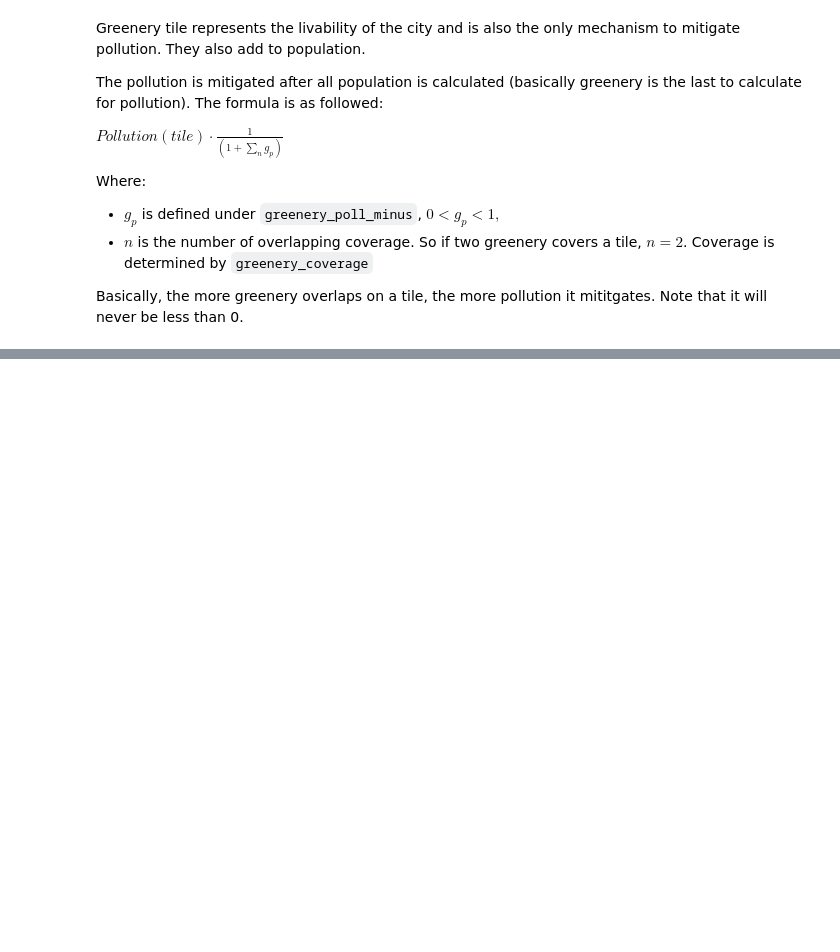
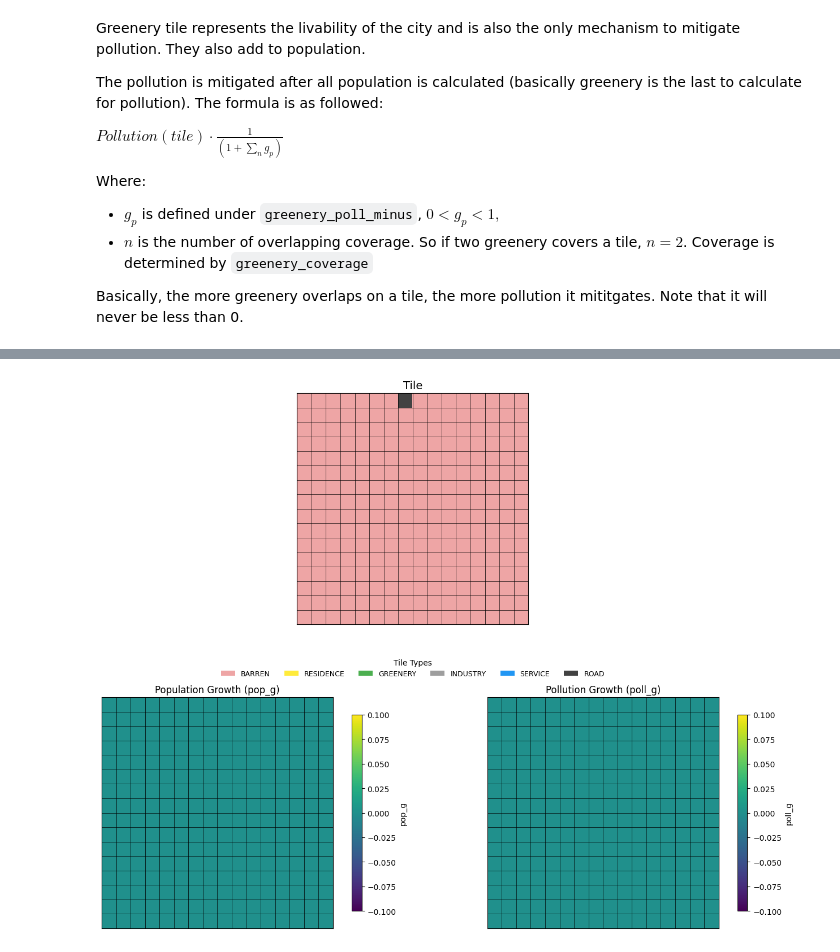
Before and after one commit to GnDu/urban-grid, a Jupyter notebook: environment_example.ipynb, the cells around one changed output, grey strips where cells are left out. Drawn from its saved outputs; the diff is of its cells as text; code cells hidden in the pictures; blank space fills up the shorter version.

Commit message:
Added stricter roads for environment.

```diff
--- a/environment_example.ipynb
+++ b/environment_example.ipynb
@@ -555,0 +518,38 @@ Destroying a tile
+# %%
+default_rule_parameters = {
+  "residence_population_increase": 30,
+  "residence_poll_g": 1.5,
+  "residence_pop_g": 1,
+  "residence_walking_distance": 0, #we keep this to zero
+
+  "greenery_poll_minus": 0.9,
+  "greenery_pop_g": 2,
+  "greenery_coverage": 2,
+
+  "industry_poll_g": 1,
+  "industry_pop_g": 8,
+  "industry_coverage": 2,
+  "industry_connectivity_initial_modifier": 0, # we keep this to zero as well
+  "industry_connectivity_cap": 10,
+
+  "service_poll_g": 5.0,
+  "service_pop_g": 4.0,
+  "service_pop_modifier": 0.2,
+  "service_coverage": 2,
+  "service_connectivity_initial_modifier":0,# we keep this to zero as well
+  "service_connectivity_cap": 5,
+
+  "road_poll_g": 1,
+  "road_pop_g": 0.5
+}
+
+default_rule_parameters = DefaultUpdateRulesParameters(**default_rule_parameters)
+
+# define the class with empty parameters and set the parameters thereafter.
+# In case for extensions, one can override the parameters
+update_rules = UpdateRulesStricterRoad()
+update_rules.set_parameters(default_rule_parameters)
+
+#shouldn't do this but since we are not using any agent in the first place
+width = 16
+height = 16
@@ -555,0 +562,9 @@ Destroying a tile
+# %%
+init_road_tile = (0,7)
+model = CityModelStricterRoad(CityPlanner, width, height, update_rules,
+                                init_road_tile=init_road_tile, collect_rate=1.0)
+model.book_keep()
+
+visulise_graph(model)
+# %% [output]
+[figure, added]
```
Also changed, not shown: parts of 33 cells of this notebook, 3 other files.
